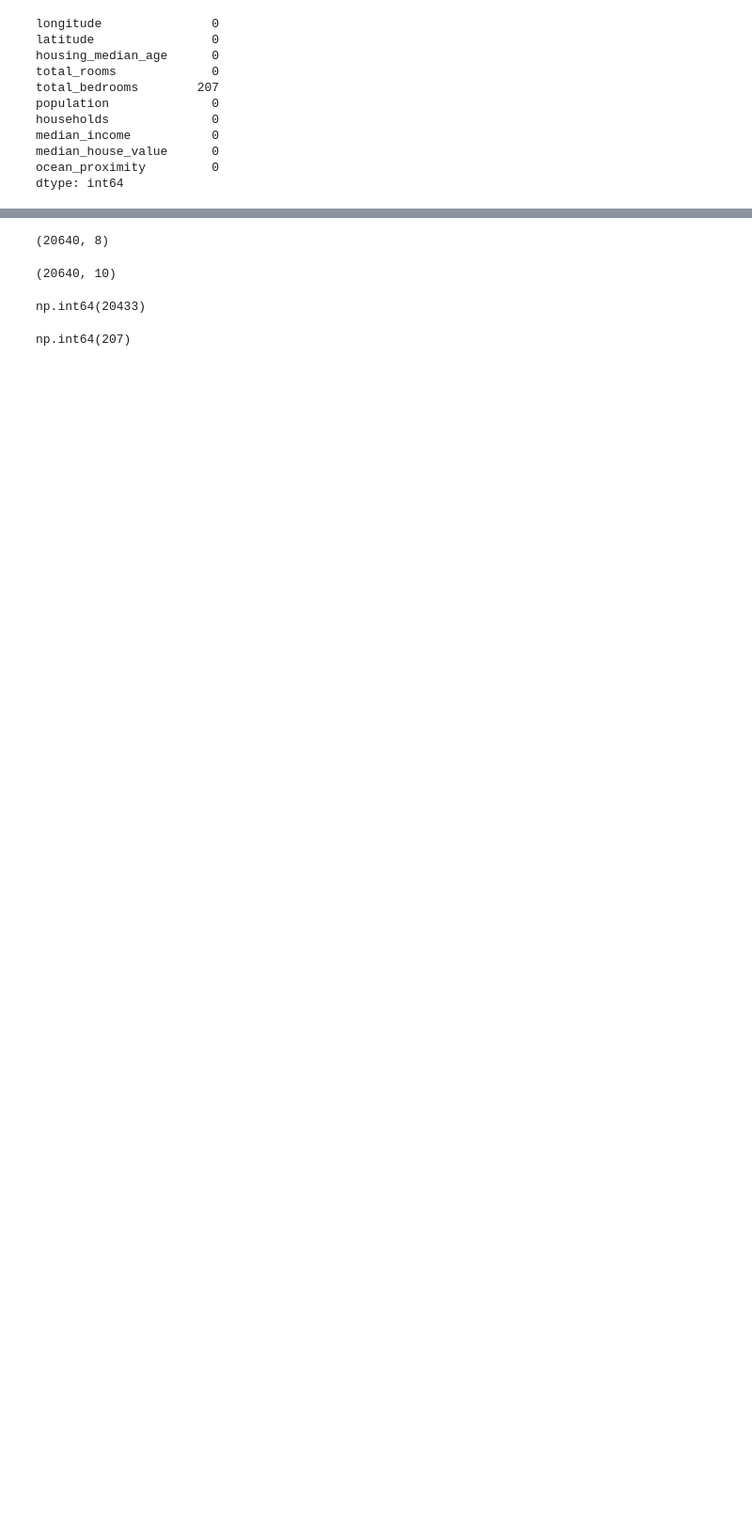
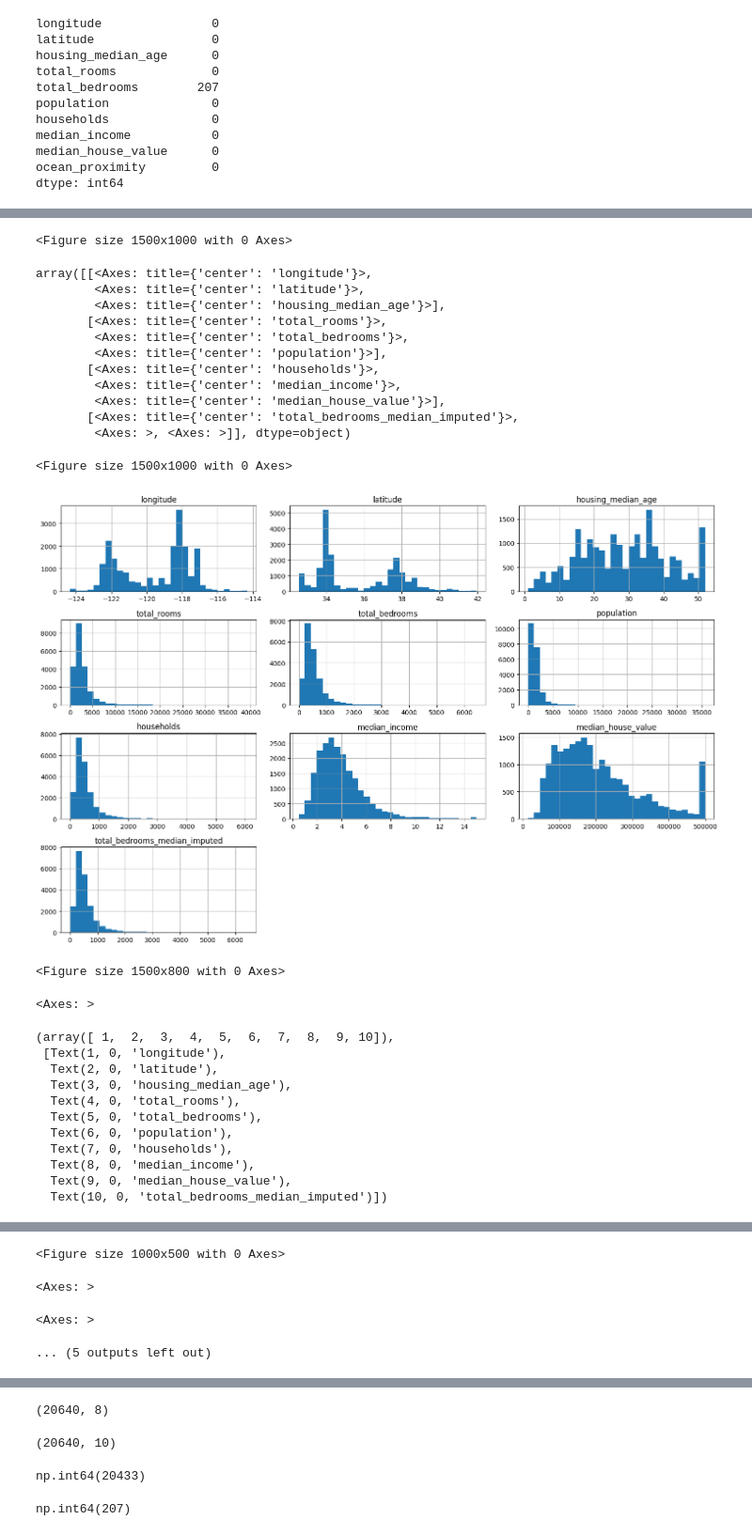
Before and after one commit to adriablancafort/aprenentatge-automatic-1, a Jupyter notebook: 01-intro/01-exercise.ipynb, the cells around one changed output, grey strips where cells are left out. Shown at 94% size. Drawn from its saved outputs; the diff is of its cells as text; code cells hidden in the pictures; blank space fills up the shorter version.

```diff
--- a/01-intro/01-exercise.ipynb
+++ b/01-intro/01-exercise.ipynb
@@ -68,0 +173,76 @@ dtype: int64
+# %%
+# Visualize distributions to identify potential outliers
+plt.figure(figsize=(15, 10))
+housing.hist(bins=30, figsize=(15, 10))
+plt.tight_layout()
+plt.show()
+
+# Use boxplots to identify outliers in numerical columns
+plt.figure(figsize=(15, 8))
+housing.boxplot(figsize=(15, 8))
+plt.xticks(rotation=90)
+plt.show()
+
+# Function to detect outliers using IQR method
+def detect_outliers_iqr(df, column):
+    Q1 = df[column].quantile(0.25)
+    Q3 = df[column].quantile(0.75)
+    IQR = Q3 - Q1
+    lower_bound = Q1 - 1.5 * IQR
+    upper_bound = Q3 + 1.5 * IQR
+
+    outliers = df[(df[column] < lower_bound) | (df[column] > upper_bound)]
+    return outliers, lower_bound, upper_bound
+
+# Check outliers for key numerical columns
+numerical_cols = ['median_house_value', 'median_income', 'total_rooms', 'total_bedrooms', 'population', 'households']
+
+for col in numerical_cols:
+    outliers, lower, upper = detect_outliers_iqr(housing, col)
+    print(f"Outliers in {col}: {len(outliers)} ({len(outliers)/len(housing)*100:.2f}%)")
+    print(f"Range: {lower:.2f} - {upper:.2f}")
+
+# Let's handle outliers in median_house_value (capping)
+for col in numerical_cols:
+    _, lower, upper = detect_outliers_iqr(housing, col)
+    # Cap the outliers
+    housing[f"{col}_capped"] = housing[col].clip(lower=lower, upper=upper)
+
+# Compare original vs capped distributions for median_house_value
+plt.figure(figsize=(10, 5))
+plt.subplot(1, 2, 1)
+housing['median_house_value'].hist()
+plt.title('Original median_house_value')
+plt.subplot(1, 2, 2)
+housing['median_house_value_capped'].hist()
+plt.title('Capped median_house_value')
+plt.tight_layout()
+plt.show()
+# %% [output]
+<Figure size 1500x1000 with 0 Axes>
+array([[<Axes: title={'center': 'longitude'}>,
+        <Axes: title={'center': 'latitude'}>,
+        <Axes: title={'center': 'housing_median_age'}>],
+       [<Axes: title={'center': 'total_rooms'}>,
+        <Axes: title={'center': 'total_bedrooms'}>,
+        <Axes: title={'center': 'population'}>],
+       [<Axes: title={'center': 'households'}>,
+        <Axes: title={'center': 'median_income'}>,
+        <Axes: title={'center': 'median_house_value'}>],
+       [<Axes: title={'center': 'total_bedrooms_median_imputed'}>,
+        <Axes: >, <Axes: >]], dtype=object)
+<Figure size 1500x1000 with 0 Axes>
+[figure, added]
+<Figure size 1500x800 with 0 Axes>
+<Axes: >
+(array([ 1,  2,  3,  4,  5,  6,  7,  8,  9, 10]),
+ [Text(1, 0, 'longitude'),
+  Text(2, 0, 'latitude'),
+  Text(3, 0, 'housing_median_age'),
+  Text(4, 0, 'total_rooms'),
+  Text(5, 0, 'total_bedrooms'),
+  Text(6, 0, 'population'),
+  Text(7, 0, 'households'),
+  Text(8, 0, 'median_income'),
+  Text(9, 0, 'median_house_value'),
+  Text(10, 0, 'total_bedrooms_median_imputed')])
@@ -68,0 +262,4 @@ dtype: int64
+<Figure size 1000x500 with 0 Axes>
+<Axes: >
+<Axes: >
+... (5 outputs left out)
```
Also changed, not shown: parts of 9 cells of this notebook, 2 other files.
